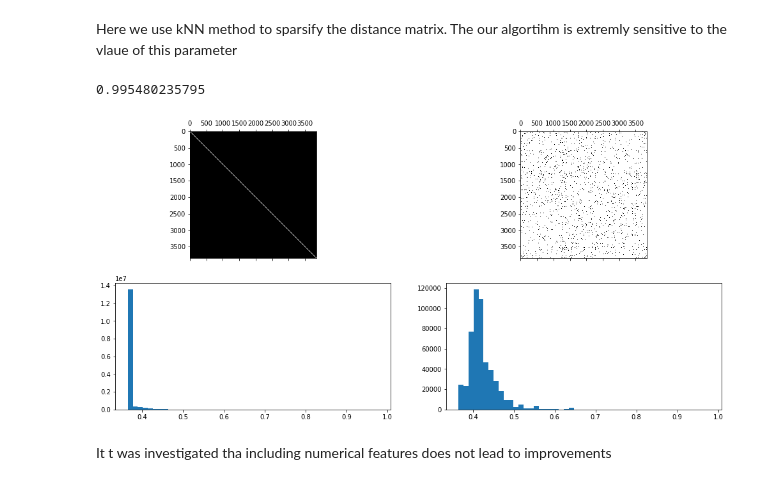
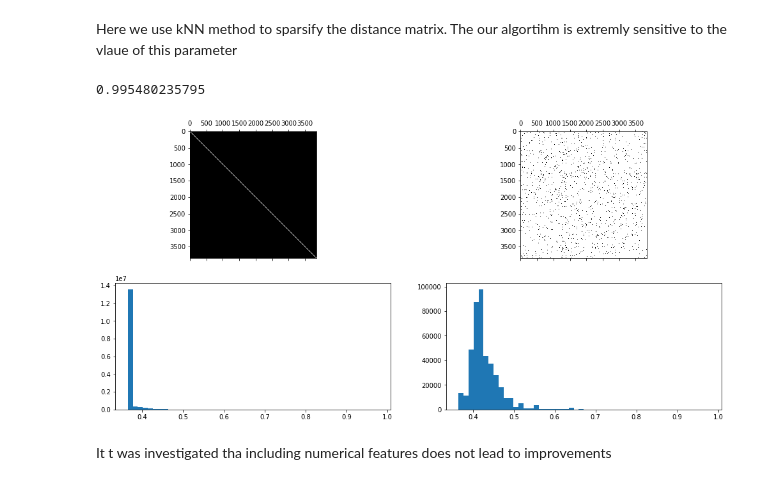
Before and after one commit to MilicaNovak/FinalProjectNTDS2017, a Jupyter notebook: ReportNotebook/Report.ipynb, the cells around one changed output. Drawn from its saved outputs; the diff is of its cells as text; code cells hidden in the pictures.

```diff
--- a/ReportNotebook/Report.ipynb
+++ b/ReportNotebook/Report.ipynb
@@ -650,25 +650,25 @@ plt.hist(CatDistances.reshape(-1), bins=100);
 Here we use kNN method to sparsify the distance matrix. The our algortihm is extremly sensitive to the vlaue of this parameter
 # %%
 #getting raw categorical weights
-NEIGHBORS = 100 #!WARNING extremly sensitive parameter
+NEIGHBORS = 80 #!WARNING extremly sensitive parameter
 RawCatweights = GetWeights(CatDistances,NEIGHBORS)
 
 
 #Combining numerical and categoriacl features, leading to now improvment
 features = pd.DataFrame()
 
 #including
 
 #for col in ['revenue', 'vote_average',  'vote_count']:
 #    features[col]      = (Movies.drop(DropLines))[col]
 #features -= features.mean(axis=0)
 #features /= features.std(axis=0)
 
 for df in newFrames:
     features[df.columns] = df[df.columns]
 # %% [output]
 0.995480235795
-[figure, old version]
+[figure, new version]
 # %% [markdown]
 It t was investigated tha including numerical features does not lead to improvements
 # %% [markdown]
```
Also changed, not shown: parts of 8 cells of this notebook, 3 other files.
